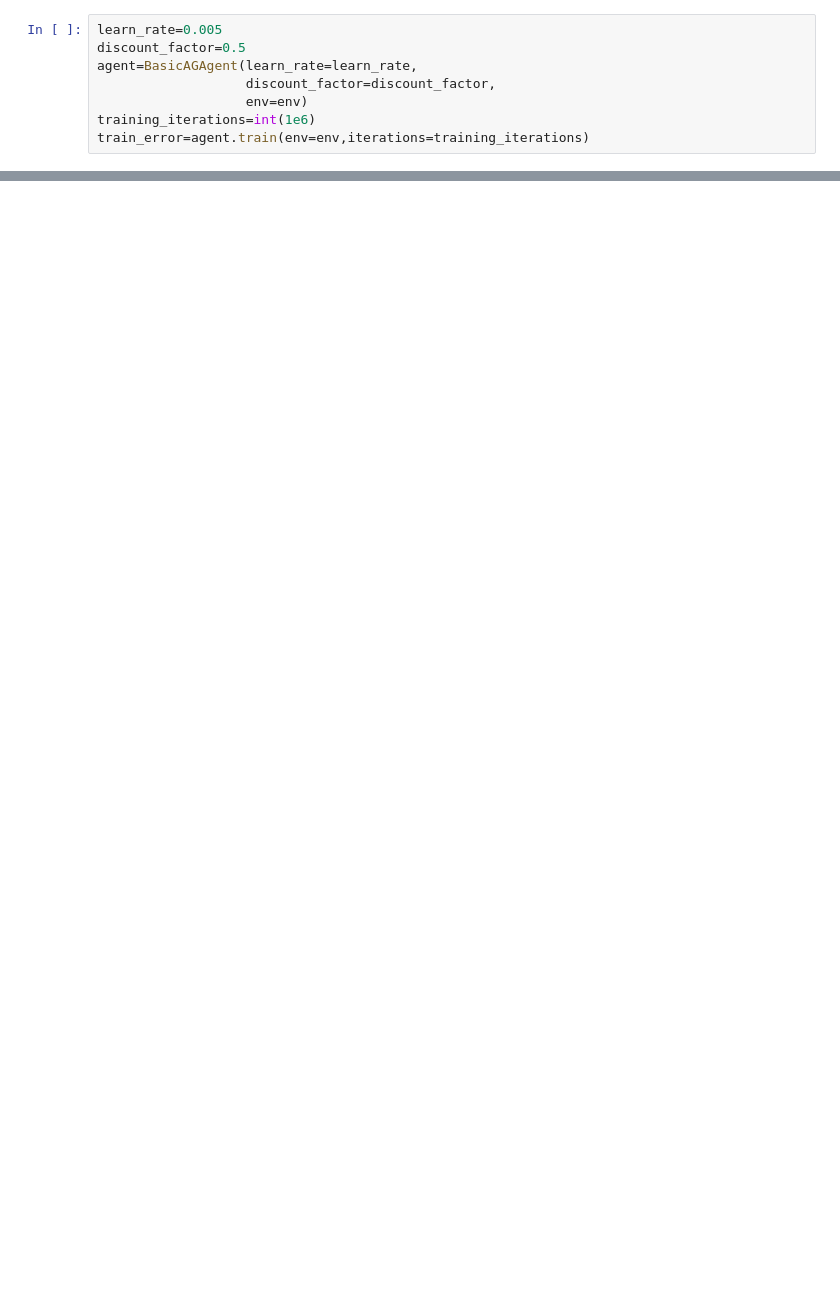
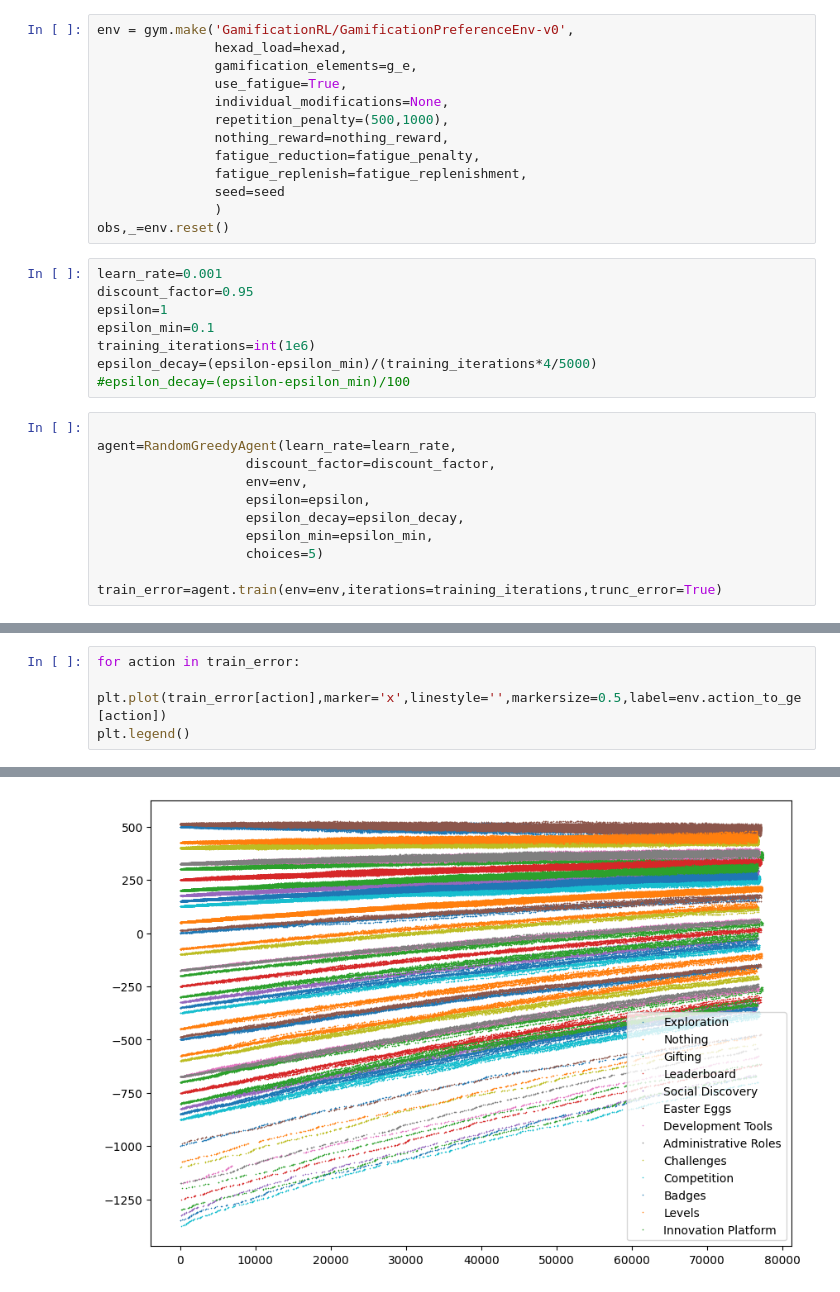
Before and after one commit to JDnikolo/thesis_gamified_hexad_extraction, a Jupyter notebook: RL_system/testing.ipynb, the cells around one changed output, grey strips where cells are left out. Drawn from its saved outputs; the diff is of its cells as text; blank space fills up the shorter version.

```diff
--- a/RL_system/testing.ipynb
+++ b/RL_system/testing.ipynb
@@ -31,8 +23,32 @@ obs,_=env.reset()
+# %%
+env = gym.make('GamificationRL/GamificationPreferenceEnv-v0',
+               hexad_load=hexad,
+               gamification_elements=g_e,
+               use_fatigue=True,
+               individual_modifications=None,
+               repetition_penalty=(500,1000),
+               nothing_reward=nothing_reward,
+               fatigue_reduction=fatigue_penalty,
+               fatigue_replenish=fatigue_replenishment,
+               seed=seed
+               )
+obs,_=env.reset()
+# %%
+learn_rate=0.001
+discount_factor=0.95
+epsilon=1
+epsilon_min=0.1
+training_iterations=int(1e6)
+epsilon_decay=(epsilon-epsilon_min)/(training_iterations*4/5000)
+#epsilon_decay=(epsilon-epsilon_min)/100
 # %%
-learn_rate=0.005
-discount_factor=0.5
-agent=BasicAGAgent(learn_rate=learn_rate,
+
+agent=RandomGreedyAgent(learn_rate=learn_rate,
                    discount_factor=discount_factor,
-                   env=env)
-training_iterations=int(1e6)
-train_error=agent.train(env=env,iterations=training_iterations)
+                   env=env,
+                   epsilon=epsilon,
+                   epsilon_decay=epsilon_decay,
+                   epsilon_min=epsilon_min,
+                   choices=5)
+
+train_error=agent.train(env=env,iterations=training_iterations,trunc_error=True)
@@ -43,0 +55,5 @@ plt.plot(train_error)
+# %%
+for action in train_error:
+    plt.plot(train_error[action],marker='x',linestyle='',markersize=0.5,label=env.action_to_ge[action])
+plt.legend()
+# %% [output]
@@ -43,0 +61 @@ plt.plot(train_error)
+[figure, added]
```
Also changed, not shown: parts of 26 cells of this notebook, 1 other file.
